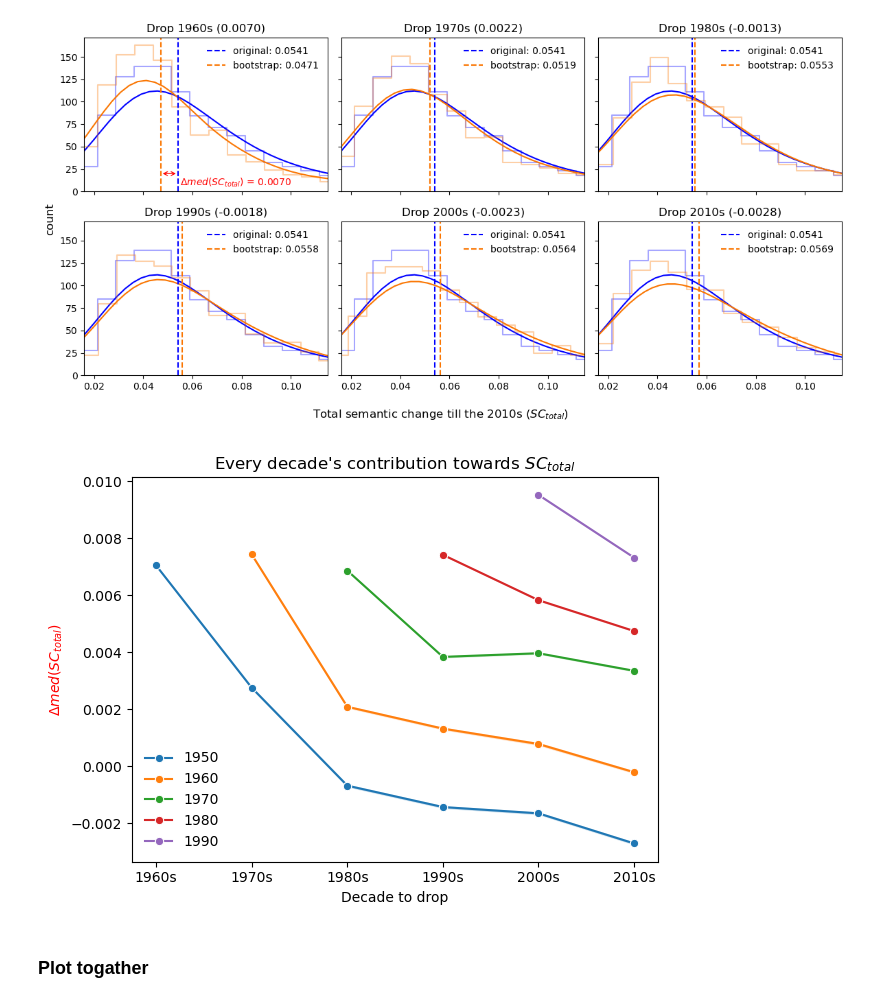
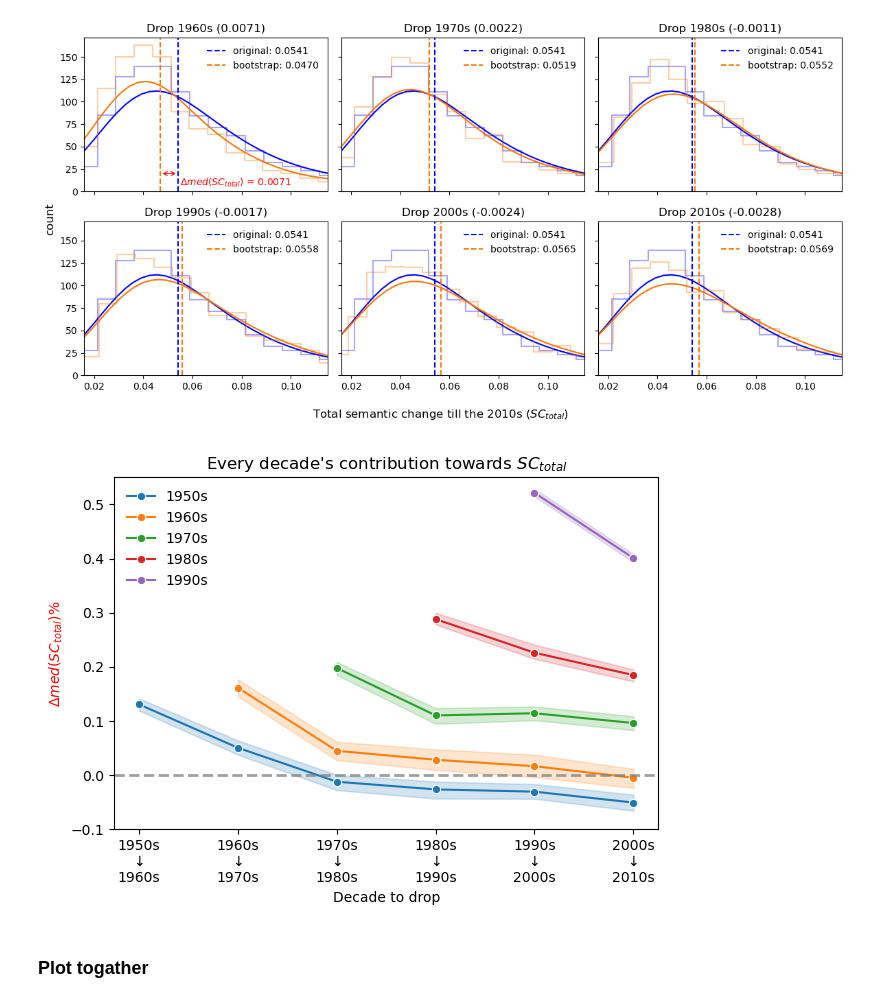
Before and after one commit to netknowledge/diachronic-p2v, a Jupyter notebook: figures/semantic_change/local_semantic_change_k_10.ipynb, the cells around one changed output. Cells and saved outputs as stored; diff of their text form; code cells hidden in the pictures.

Commit message:
change median-shift into percent median-shift

```diff
--- a/figures/semantic_change/local_semantic_change_k_10.ipynb
+++ b/figures/semantic_change/local_semantic_change_k_10.ipynb
@@ -766,19 +766,15 @@ def pad_list_with_none(lst, target_length=6):
     return padding + lst  # padding from left
 
 def random_replace_per_row(df: pd.DataFrame, column_to_drop: str, remain_columns: list):
-    # 提前获取需要替换的列索引
     col_to_drop_idx = df.columns.get_loc(column_to_drop)
 
-    # 使用 numpy 生成每一行的随机列索引
+    # generate a random column index for each row
     num_rows = len(df)
     random_columns_idx = np.random.randint(0, len(remain_columns), size=num_rows)
 
     # create a 1D array to store candicate values for each row
     replacement_values = np.array([df[remain_columns[col_idx]].values[i] for i, col_idx in enumerate(random_columns_idx)])
-
-    # 用替换后的数组进行替换
     df.iloc[:, col_to_drop_idx] = replacement_values
-
     return df
 
 start_idxs = [0, 1, 2, 3, 4]
@@ -786,7 +782,6 @@ period_list = ['semantic_change_1960s', 'semantic_change_1970s', 'semantic_chang
                'semantic_change_1990s', 'semantic_change_2000s', 'semantic_change_2010s']
 n_iter = 1000
 all_age_group_result_df = pd.DataFrame(columns=['founded decade', '1960s', '1970s', '1980s', '1990s', '2000s', '2010s'])
-founded_1950_result_df = pd.DataFrame(columns=['1960s', '1970s', '1980s', '1990s', '2000s', '2010s'])
 
 for start_idx in start_idxs:
     print(f'processing {start_year_list[start_idx]}s')
@@ -795,42 +790,40 @@ for start_idx in start_idxs:
                               'total_semantic_change_1990s', 'total_semantic_change_2000s', 'total_semantic_change_2010s'], inplace=True)
     median_original = local_semantic_change_df[local_semantic_change_df.start_idx==start_idx].total_semantic_change_2010s.median()
     all_period_median_list = []
-    if start_idx == 0:
+    if start_idx == 0: # store the avg of bootstrapping distributions for periodicals established in the 1950s
         all_period_mean_list = []
 
     for period in period_list[start_idx:]:
         print('period to drop:', period)
         column_to_drop = period
         change_df = sampling_df.copy()
-        # change_df.drop(period, axis=1, inplace=True)
 
         remain_columns = period_list.copy()
         remain_columns.remove(period)
         print('remain columns:', remain_columns)
 
-        bootstrap_results = np.zeros((n_iter, len(change_df)))  # 提前分配内存
+        bootstrap_results = np.zeros((n_iter, len(change_df)))  # pre allocate memory
 
         print('start iterating...')
         for i in tqdm(range(n_iter), desc='Iterations'):
-            # 每行随机替换
-            replaced_df = random_replace_per_row(change_df.copy(), column_to_drop, remain_columns)
-            bootstrap_results[i, :] = replaced_df[period_list].sum(axis=1).values  # 向量化操作
+            replaced_df = random_replace_per_row(change_df.copy(), column_to_drop, remain_columns) # make replacement for each row
+            bootstrap_results[i, :] = replaced_df[period_list].sum(axis=1).values
 
         # median of all periodials, shape: (n_iter, n_periodicals)
         bootstrap_medians = np.median(bootstrap_results, axis=1)
-        bootstrap_medians_diff = median_original - bootstrap_medians # shape: (n_iter,)
+        bootstrap_medians_diff = (median_original - bootstrap_medians)/median_original # shape: (n_iter,)
+        all_period_median_list.append(bootstrap_medians_diff)
 
-        all_period_median_list.append(bootstrap_medians_diff)
-        if start_idx == 0:
-            # store the average of all bootstrap sample, shape: (n_periodicals,)
+        if start_idx == 0: # only do this for periodicals established in the 1950s
+            # store the average of all bootstrap sample, shape: (n_periodicals,), to plot 6 subplots on the left
             all_period_mean_list.append(np.mean(bootstrap_results, axis=0))
 
     print('length of generate data:', len(all_period_median_list))
     all_period_median_list = pad_list_with_none(all_period_median_list)
 
-    # creat a new row
+    # creat a new row and add the new row to the DataFrame
     new_row = pd.DataFrame({
-        'founded decade': [start_year_list[start_idx]],
+        'founded decade': [str(start_year_list[start_idx])+'s'],
         '1960s': [all_period_median_list[0]],
         '1970s': [all_period_median_list[1]],
         '1980s': [all_period_median_list[2]],
@@ -838,8 +831,6 @@ for start_idx in start_idxs:
         '2000s': [all_period_median_list[4]],
         '2010s': [all_period_median_list[5]]
     })
-
-    # use pd.concat() to add the new row to the DataFrame
     all_age_group_result_df = pd.concat([all_age_group_result_df, new_row], ignore_index=True)
     print('\n')
 # %% [output]
@@ -950,29 +929,37 @@ plt.show()
 Number of periodicals: 1121
 [figure]
 # %%
+import pandas as pd
 plot_data = pd.DataFrame(columns=['Decade', 'Value', 'founded decade'])
+
 for decade in ['1960s', '1970s', '1980s', '1990s', '2000s', '2010s']:
     for idx, founded_decade in enumerate(all_age_group_result_df['founded decade']):
         if all_age_group_result_df[decade][idx] is not None:
             temp_df = pd.DataFrame({
                 'Decade': [decade] * len(all_age_group_result_df[decade][idx]),
                 'Value': all_age_group_result_df[decade][idx].flatten(),
                 'founded decade': [founded_decade] * len(all_age_group_result_df[decade][idx])
             })
         plot_data = pd.concat([plot_data, temp_df], ignore_index=True)
 
 plt.figure()
-sns.lineplot(data=plot_data, x='Decade', y='Value', hue='founded decade', errorbar='ci', marker='o')
+ax = plt.gca()
+sns.lineplot(data=plot_data, x='Decade', y='Value', hue='founded decade', errorbar='pi', marker='o')
+
+xticks_v = ['1950s\n↓\n1960s', '1960s\n↓\n1970s','1970s\n↓\n1980s','1980s\n↓\n1990s','1990s\n↓\n2000s','2000s\n↓\n2010s']
+ax.set_xticklabels(xticks_v)
+ax.axhline(0, color='grey', alpha=0.75, linestyle='--', lw=2)
 
 plt.title('Every decade\'s contribution towards $SC_{total}$')
 plt.xlabel('Decade to drop')
-plt.ylabel('$\Delta med(SC_{total})$', color='red')
-plt.legend(frameon=False, loc='lower left')
+plt.ylabel('$\Delta med(SC_{total})\%$', color='red')
+ax.set_ylim(-0.1, 0.55)
+plt.legend(frameon=False)
 plt.tight_layout()
 
 plt.show()
 # %% [output]
-[figure, old version]
+[figure, new version]
 # %% [markdown]
 ### Plot togather
 # %%
```
Also changed, not shown: parts of 13 cells of this notebook, 3 other files.
